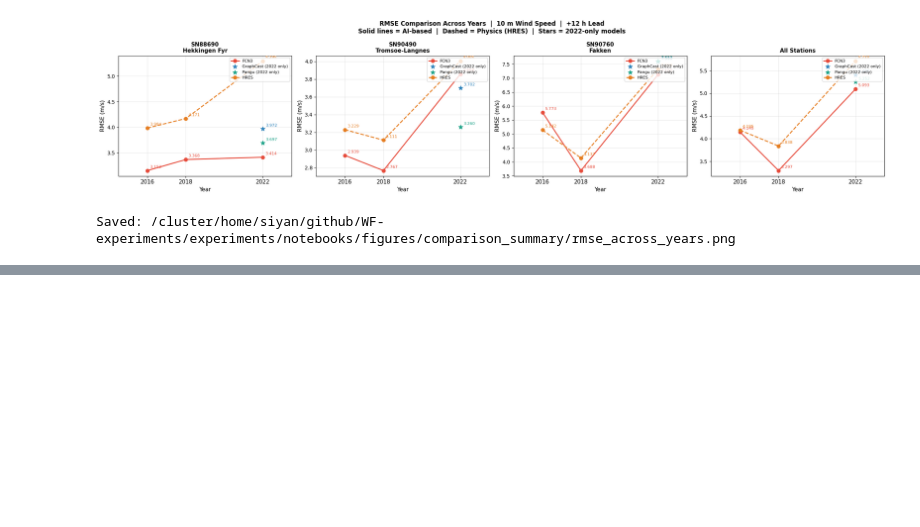
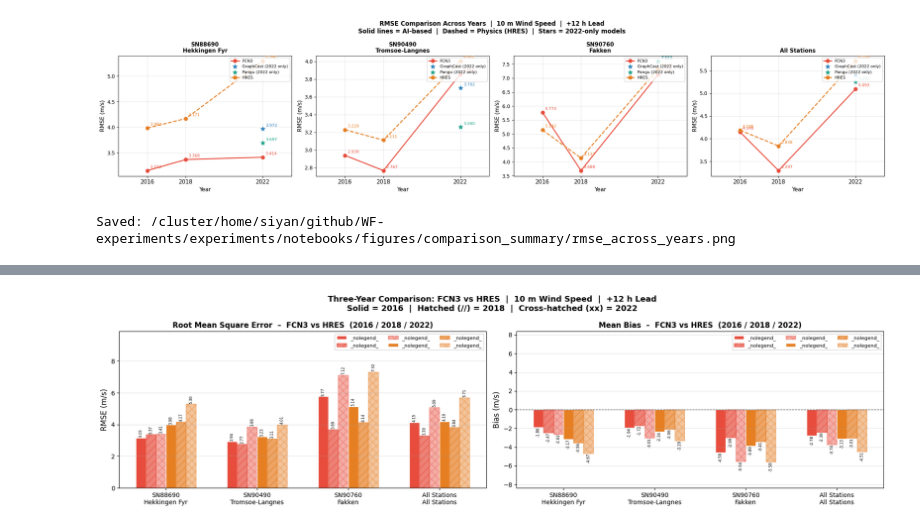
Before and after one commit to chensy618/WF-experiments, a Jupyter notebook: experiments/notebooks/comparison_summary.ipynb, the cells around one changed output, grey strips where cells are left out. Drawn from its saved outputs; the diff is of its cells as text; code cells hidden in the pictures; blank space fills up the shorter version.

Commit message:
update notebooks to generate figures of combined results

```diff
--- a/experiments/notebooks/comparison_summary.ipynb
+++ b/experiments/notebooks/comparison_summary.ipynb
@@ -223,0 +226,97 @@ Saved: /cluster/home/siyan/github/WF-experiments/experiments/notebooks/figures/c
+# %%
+# ── Plot 3: Three-year integrated bar chart ─────────────────────────────────
+# FCN3 vs HRES across 2016 / 2018 / 2022 – RMSE and Bias per station.
+# Groups on X-axis = stations; within each group, bars ordered by model then year.
+
+years         = [y for y in ['2016', '2018', '2022'] if y in dfs]
+models_2year  = ['FCN3', 'HRES']   # available in all three years
+sids_all      = list(STATIONS.keys()) + ['All Stations']
+labels        = [f'{s}\n{STATIONS.get(s, s)}' for s in sids_all]
+
+x        = np.arange(len(sids_all))
+n_combos = len(models_2year) * len(years)
+w        = 0.11
+offsets  = np.linspace(-(n_combos - 1) / 2, (n_combos - 1) / 2, n_combos) * w
+
+YEAR_ALPHA = {'2016': 1.00, '2018': 0.70, '2022': 0.45}
+YEAR_HATCH = {'2016': '',   '2018': '//', '2022': 'xx'}
+
+fig, axes = plt.subplots(1, 2, figsize=(18, 5))
+
+for ax, (metric, ylabel, title) in zip(
+    axes,
+    [('RMSE', 'RMSE (m/s)', 'Root Mean Square Error  –  FCN3 vs HRES  (2016 / 2018 / 2022)'),
+     ('Bias', 'Bias (m/s)', 'Mean Bias  –  FCN3 vs HRES  (2016 / 2018 / 2022)')],
+):
+    bar_handles = []
+    idx = 0
+    for model in models_2year:
+        clr = CLR[model]
+        for yr in years:
+            df = dfs.get(yr)
+            col = f'{model} {metric}'
+            if df is None or col not in df.columns:
+                idx += 1
+                continue
+
+            vals = [float(df.loc[sid, col]) if sid in df.index else np.nan
+                    for sid in sids_all]
+            bars = ax.bar(
+                x + offsets[idx], vals, w,
+                color=clr,
+                alpha=YEAR_ALPHA[yr],
+                hatch=YEAR_HATCH[yr],
+                edgecolor='white' if not YEAR_HATCH[yr] else clr,
+                label=f'{model} {yr}',
+            )
+            bar_handles.append(bars[0])
+
+            for bar, v in zip(bars, vals):
+                if not np.isnan(v):
+                    h = bar.get_height()
+                    sign = 1 if h >= 0 else -1
+                    ax.text(
+                        bar.get_x() + bar.get_width() / 2,
+                        h + sign * 0.02,
+                        f'{v:+.2f}' if metric == 'Bias' else f'{v:.2f}',
+                        ha='center',
+                        va='bottom' if h >= 0 else 'top',
+                        fontsize=6,
+                        rotation=90,
+                    )
+            idx += 1
+
+    ax.set_xticks(x)
+    ax.set_xticklabels(labels, fontsize=10)
+    ax.set_ylabel(ylabel, fontsize=12)
+    ax.set_title(title, fontsize=12, fontweight='bold')
+    ax.legend(handles=bar_handles, fontsize=8, ncol=3, loc='upper right')
+    ax.grid(axis='y', alpha=0.35)
+
+    if metric == 'Bias':
+        ax.axhline(0, color='k', lw=0.9, linestyle='--', alpha=0.6)
+        all_vals = [float(dfs[yr].loc[sid, f'{m} Bias'])
+                    for yr in years for m in models_2year for sid in sids_all
+                    if yr in dfs and f'{m} Bias' in dfs[yr].columns and sid in dfs[yr].index]
+        if all_vals:
+            lim = max(abs(v) for v in all_vals) * 1.5
+            ax.set_ylim(-lim, lim)
+    else:
+        all_vals = [float(dfs[yr].loc[sid, f'{m} RMSE'])
+                    for yr in years for m in models_2year for sid in sids_all
+                    if yr in dfs and f'{m} RMSE' in dfs[yr].columns and sid in dfs[yr].index]
+        if all_vals:
+            ax.set_ylim(0, max(all_vals) * 1.35)
+
+fig.suptitle(
+    'Three-Year Comparison: FCN3 vs HRES  |  10 m Wind Speed  |  +12 h Lead\n'
+    'Solid = 2016  |  Hatched (//) = 2018  |  Cross-hatched (xx) = 2022',
+    fontsize=13, fontweight='bold',
+)
+plt.tight_layout()
+out = FIG_OUT / 'three_year_bar_chart.png'
+plt.savefig(out, dpi=130, bbox_inches='tight')
+plt.show()
+print(f'Saved: {out}')
+# %% [output]
+[figure, added]
```
Also changed, not shown: parts of 9 cells of this notebook, 5 other files.
